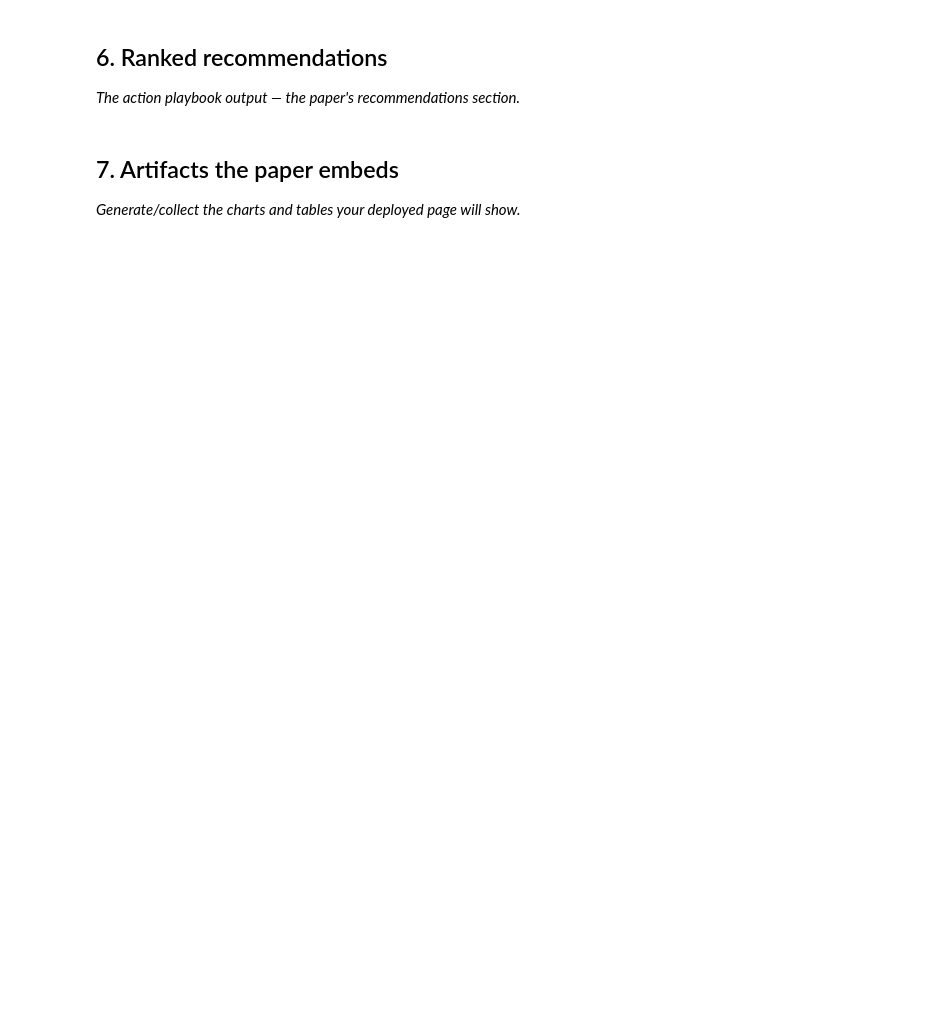
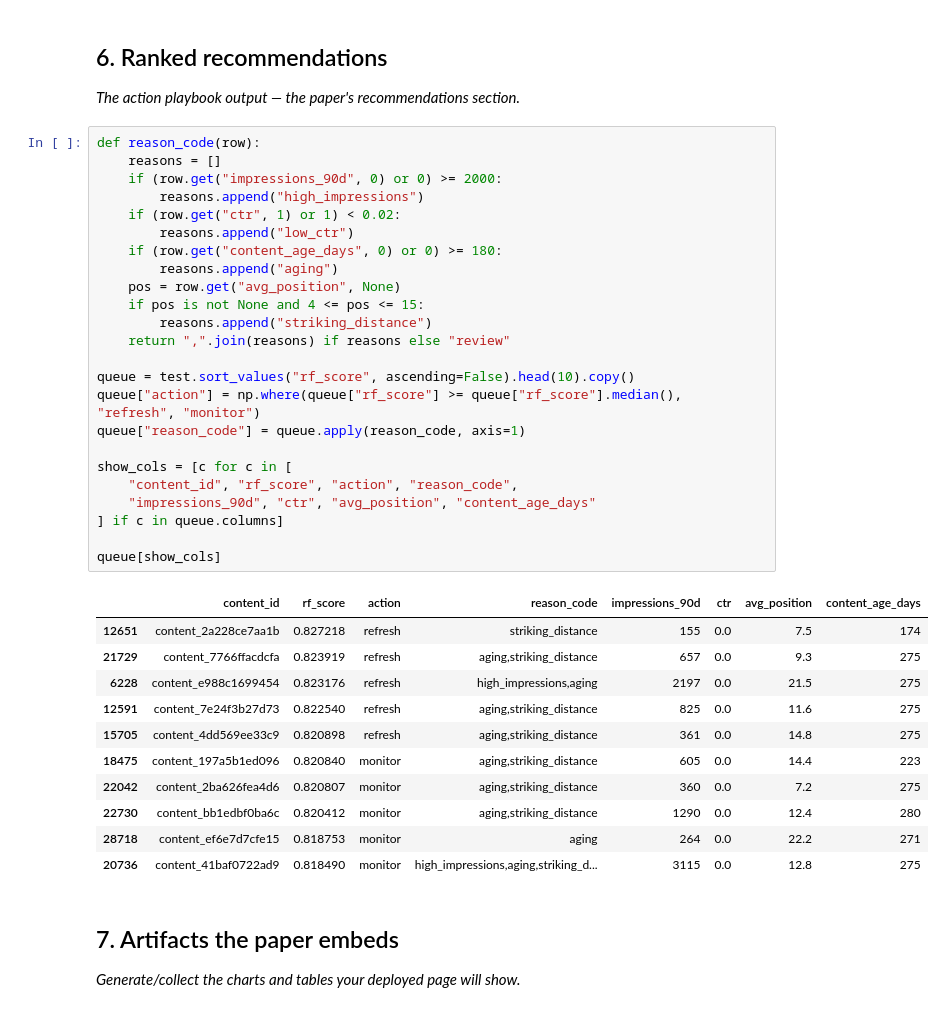
Before and after one commit to Fatima-05/FlyRank-ML, a Jupyter notebook: work/notebooks/capstone.ipynb, the cells around one changed output. Drawn from its saved outputs; the diff is of its cells as text; blank space fills up the shorter version.

```diff
--- a/work/notebooks/capstone.ipynb
+++ b/work/notebooks/capstone.ipynb
@@ -30,6 +225,42 @@ This skeleton is yours to fill. Work the sections **in order** — each one has
 ## 6. Ranked recommendations
 
 *The action playbook output — the paper's recommendations section.*
+# %%
+def reason_code(row):
+    reasons = []
+    if (row.get("impressions_90d", 0) or 0) >= 2000:
+        reasons.append("high_impressions")
+    if (row.get("ctr", 1) or 1) < 0.02:
+        reasons.append("low_ctr")
+    if (row.get("content_age_days", 0) or 0) >= 180:
+        reasons.append("aging")
+    pos = row.get("avg_position", None)
+    if pos is not None and 4 <= pos <= 15:
+        reasons.append("striking_distance")
+    return ",".join(reasons) if reasons else "review"
+
+queue = test.sort_values("rf_score", ascending=False).head(10).copy()
+queue["action"] = np.where(queue["rf_score"] >= queue["rf_score"].median(), "refresh", "monitor")
+queue["reason_code"] = queue.apply(reason_code, axis=1)
+
+show_cols = [c for c in [
+    "content_id", "rf_score", "action", "reason_code",
+    "impressions_90d", "ctr", "avg_position", "content_age_days"
+] if c in queue.columns]
+
+queue[show_cols]
+# %% [output]
+|  | content_id | rf_score | action | reason_code | impressions_90d | ctr | avg_position | content_age_days |
+| 12651 | content_2a228ce7aa1b | 0.827218 | refresh | striking_distance | 155 | 0.0 | 7.5 | 174 |
+| 21729 | content_7766ffacdcfa | 0.823919 | refresh | aging,striking_distance | 657 | 0.0 | 9.3 | 275 |
+| 6228 | content_e988c1699454 | 0.823176 | refresh | high_impressions,aging | 2197 | 0.0 | 21.5 | 275 |
+| 12591 | content_7e24f3b27d73 | 0.822540 | refresh | aging,striking_distance | 825 | 0.0 | 11.6 | 275 |
+| 15705 | content_4dd569ee33c9 | 0.820898 | refresh | aging,striking_distance | 361 | 0.0 | 14.8 | 275 |
+| 18475 | content_197a5b1ed096 | 0.820840 | monitor | aging,striking_distance | 605 | 0.0 | 14.4 | 223 |
+| 22042 | content_2ba626fea4d6 | 0.820807 | monitor | aging,striking_distance | 360 | 0.0 | 7.2 | 275 |
+| 22730 | content_bb1edbf0ba6c | 0.820412 | monitor | aging,striking_distance | 1290 | 0.0 | 12.4 | 280 |
+| 28718 | content_ef6e7d7cfe15 | 0.818753 | monitor | aging | 264 | 0.0 | 22.2 | 271 |
+| 20736 | content_41baf0722ad9 | 0.818490 | monitor | high_impressions,aging,striking_d... | 3115 | 0.0 | 12.8 | 275 |
 # %% [markdown]
 ## 7. Artifacts the paper embeds
 
```
Also changed, not shown: parts of 16 cells of this notebook.
